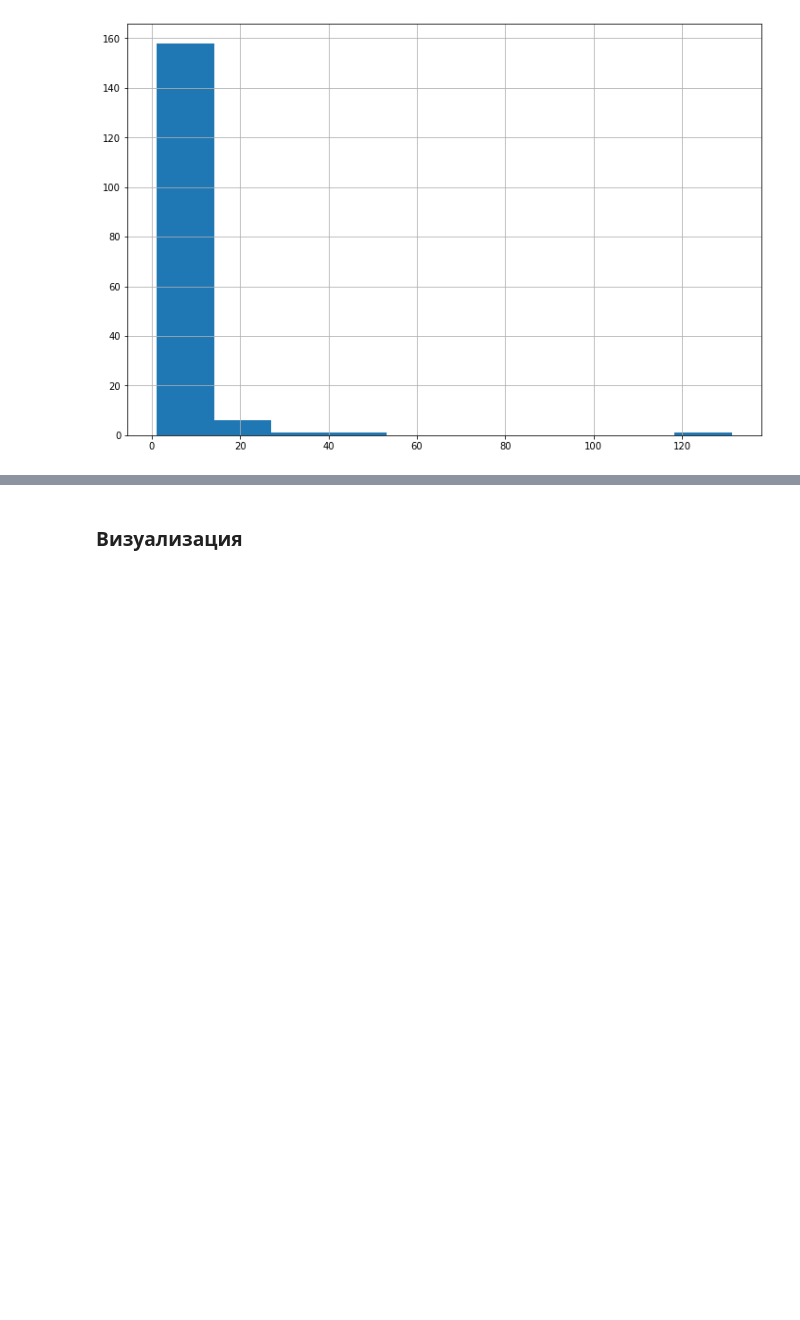
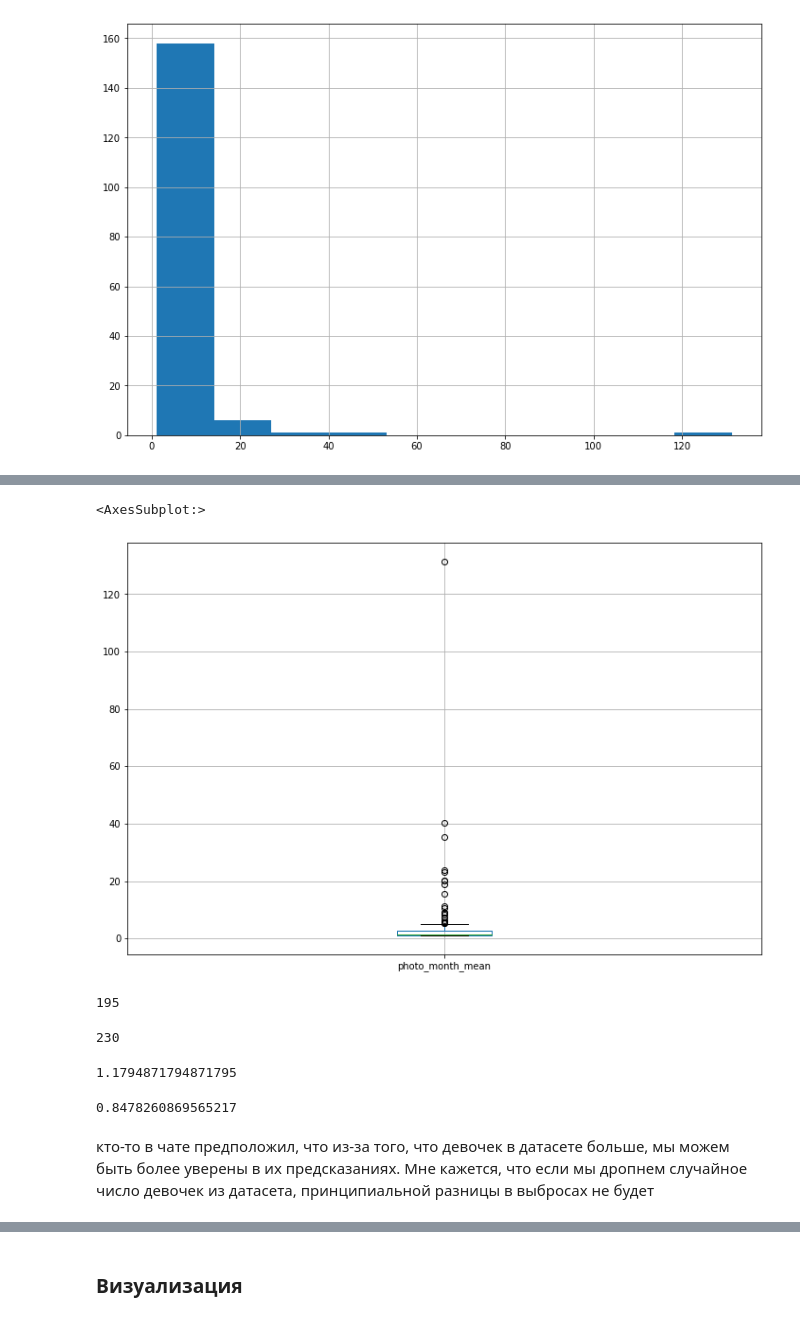
Before and after one commit to DenisKochetov/vk_hse_eda, a Jupyter notebook: hw1_3.ipynb, the cells around one changed output, grey strips where cells are left out. Drawn from its saved outputs; the diff is of its cells as text; code cells hidden in the pictures; blank space fills up the shorter version.

```diff
--- a/hw1_3.ipynb
+++ b/hw1_3.ipynb
@@ -306,0 +350,23 @@ boys_photo.hist()
+# %%
+pd.DataFrame(boys_photo).boxplot()
+# %% [output]
+<AxesSubplot:>
+[figure, added]
+# %%
+len(boys_photo)
+# %% [output]
+195
+# %%
+len(girls_photo)
+# %% [output]
+230
+# %%
+len(girls_photo) / len(boys_photo)
+# %% [output]
+1.1794871794871795
+# %%
+len(boys_photo) / len(girls_photo)
+# %% [output]
+0.8478260869565217
+# %% [markdown]
+кто-то в чате предположил, что из-за того, что девочек в датасете больше, мы можем быть более уверены в их предсказаниях. Мне кажется, что если мы дропнем случайное число девочек из датасета, принципиальной разницы в выбросах не будет
```
Also changed, not shown: parts of 29 cells of this notebook.
